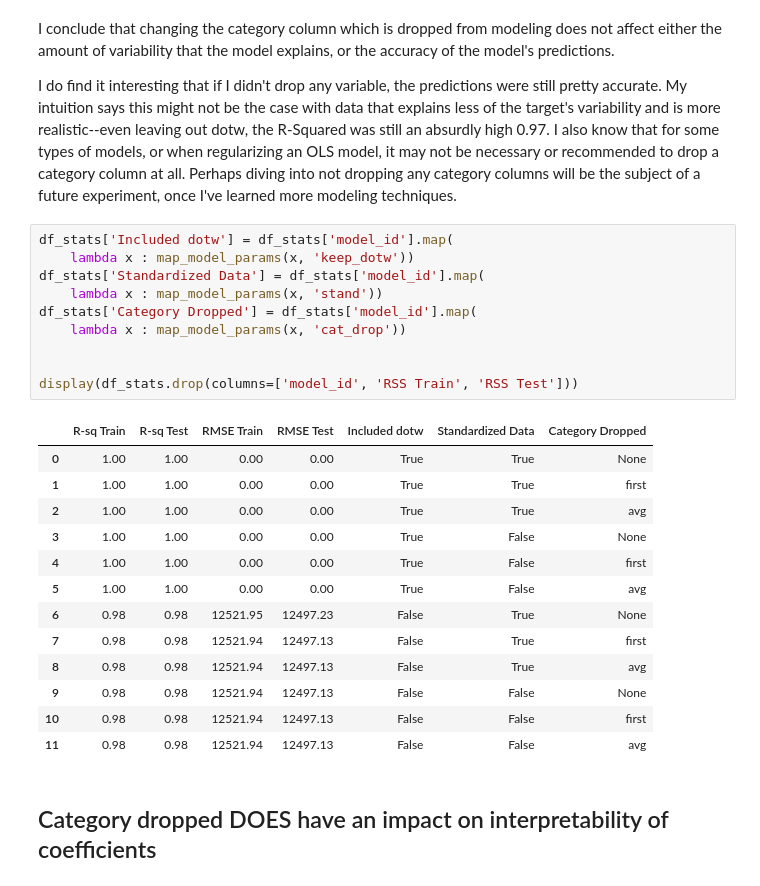
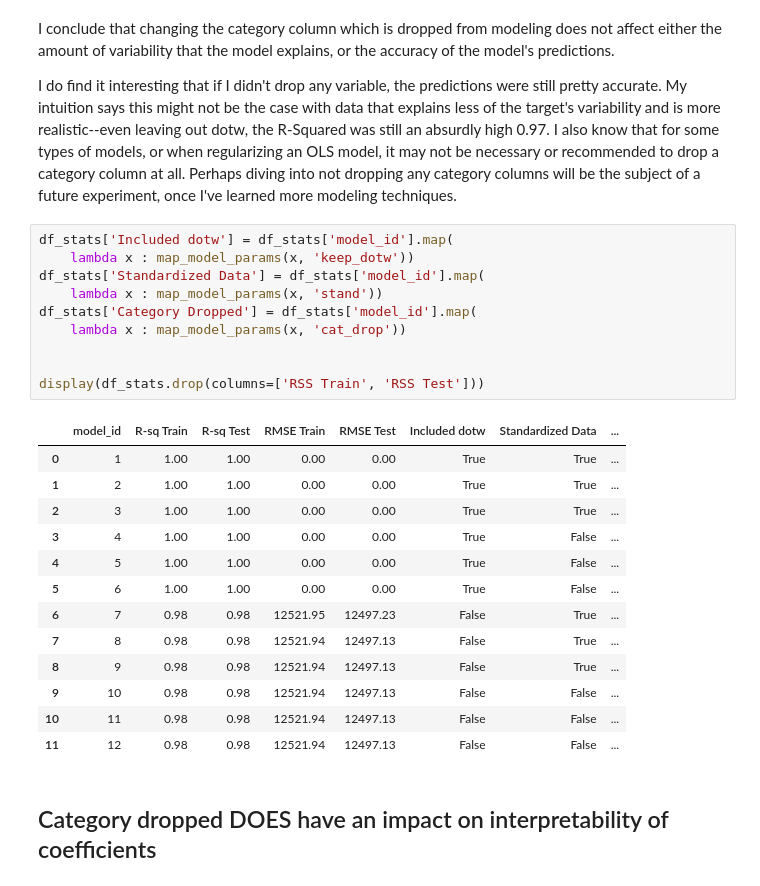
Before and after one commit to jess-miles/testing-ohe-var, a Jupyter notebook: ohe_testing.ipynb, the cells around one changed output. Drawn from its saved outputs; the diff is of its cells as text.

```diff
--- a/ohe_testing.ipynb
+++ b/ohe_testing.ipynb
@@ -1105,27 +1112,27 @@ I do find it interesting that if I didn't drop any variable, the predictions wer
 # %%
 df_stats['Included dotw'] = df_stats['model_id'].map(
     lambda x : map_model_params(x, 'keep_dotw'))
 df_stats['Standardized Data'] = df_stats['model_id'].map(
     lambda x : map_model_params(x, 'stand'))
 df_stats['Category Dropped'] = df_stats['model_id'].map(
     lambda x : map_model_params(x, 'cat_drop'))
 
 
-display(df_stats.drop(columns=['model_id', 'RSS Train', 'RSS Test']))
+display(df_stats.drop(columns=['RSS Train', 'RSS Test']))
 # %% [output]
-|  | R-sq Train | R-sq Test | RMSE Train | RMSE Test | Included dotw | Standardized Data | Category Dropped |
-| 0 | 1.00 | 1.00 | 0.00 | 0.00 | True | True | None |
-| 1 | 1.00 | 1.00 | 0.00 | 0.00 | True | True | first |
-| 2 | 1.00 | 1.00 | 0.00 | 0.00 | True | True | avg |
-| 3 | 1.00 | 1.00 | 0.00 | 0.00 | True | False | None |
-| 4 | 1.00 | 1.00 | 0.00 | 0.00 | True | False | first |
-| 5 | 1.00 | 1.00 | 0.00 | 0.00 | True | False | avg |
-| 6 | 0.98 | 0.98 | 12521.95 | 12497.23 | False | True | None |
-| 7 | 0.98 | 0.98 | 12521.94 | 12497.13 | False | True | first |
-| 8 | 0.98 | 0.98 | 12521.94 | 12497.13 | False | True | avg |
-| 9 | 0.98 | 0.98 | 12521.94 | 12497.13 | False | False | None |
-| 10 | 0.98 | 0.98 | 12521.94 | 12497.13 | False | False | first |
-| 11 | 0.98 | 0.98 | 12521.94 | 12497.13 | False | False | avg |
+|  | model_id | R-sq Train | R-sq Test | RMSE Train | RMSE Test | Included dotw | Standardized Data | ... |
+| 0 | 1 | 1.00 | 1.00 | 0.00 | 0.00 | True | True | ... |
+| 1 | 2 | 1.00 | 1.00 | 0.00 | 0.00 | True | True | ... |
+| 2 | 3 | 1.00 | 1.00 | 0.00 | 0.00 | True | True | ... |
+| 3 | 4 | 1.00 | 1.00 | 0.00 | 0.00 | True | False | ... |
+| 4 | 5 | 1.00 | 1.00 | 0.00 | 0.00 | True | False | ... |
+| 5 | 6 | 1.00 | 1.00 | 0.00 | 0.00 | True | False | ... |
+| 6 | 7 | 0.98 | 0.98 | 12521.95 | 12497.23 | False | True | ... |
+| 7 | 8 | 0.98 | 0.98 | 12521.94 | 12497.13 | False | True | ... |
+| 8 | 9 | 0.98 | 0.98 | 12521.94 | 12497.13 | False | True | ... |
+| 9 | 10 | 0.98 | 0.98 | 12521.94 | 12497.13 | False | False | ... |
+| 10 | 11 | 0.98 | 0.98 | 12521.94 | 12497.13 | False | False | ... |
+| 11 | 12 | 0.98 | 0.98 | 12521.94 | 12497.13 | False | False | ... |
 # %% [markdown]
 ## Category dropped DOES have an impact on interpretability of coefficients
 # %% [markdown]
```
Also changed, not shown: parts of 3 cells of this notebook, 2 other files.
